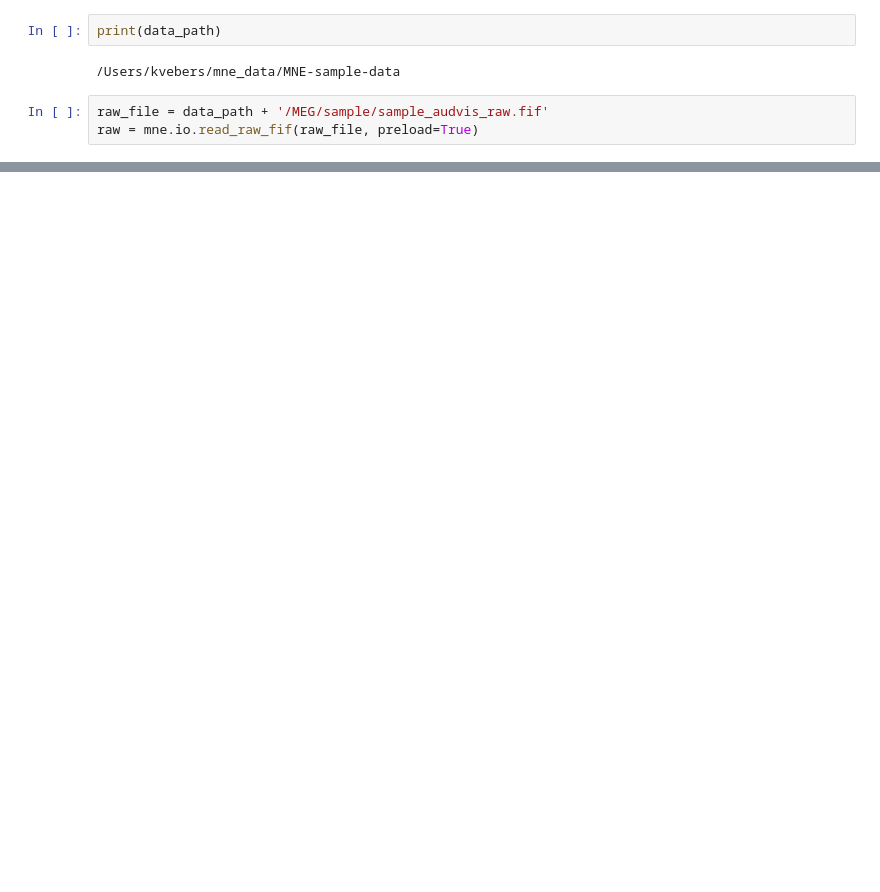
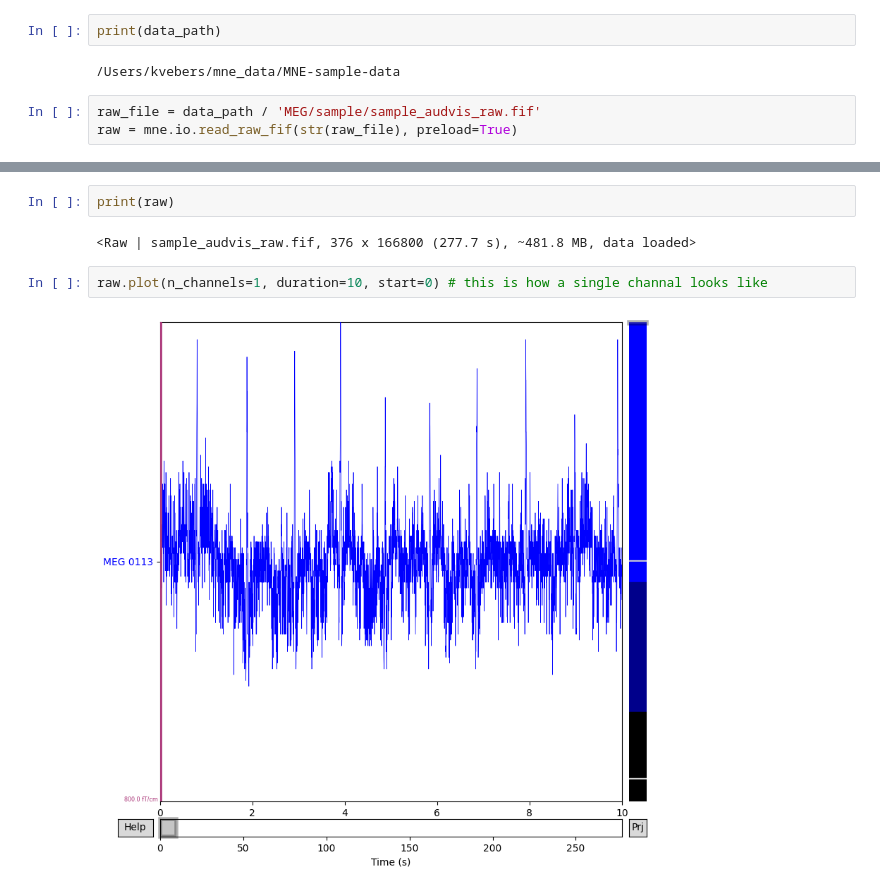
Before and after one commit to kvebers/Total-perspective-vortex, a Jupyter notebook: parsing.ipynb, the cells around one changed output, grey strips where cells are left out. Saved outputs shown, nothing was run; the diff lists cells and outputs as text; blank space fills up the shorter version.

Commit message:
Saving the data

```diff
--- a/parsing.ipynb
+++ b/parsing.ipynb
@@ -18,6 +11,6 @@ print(data_path)
 # %% [output]
 /Users/kvebers/mne_data/MNE-sample-data
 # %%
-raw_file = data_path + '/MEG/sample/sample_audvis_raw.fif'
-raw = mne.io.read_raw_fif(raw_file, preload=True)
+raw_file = data_path / 'MEG/sample/sample_audvis_raw.fif'
+raw = mne.io.read_raw_fif(str(raw_file), preload=True)
 # %% [output]
@@ -24,0 +25,8 @@ TypeError: unsupported operand type(s) for +: 'PosixPath' and 'str'
+# %%
+print(raw)
+# %% [output]
+<Raw | sample_audvis_raw.fif, 376 x 166800 (277.7 s), ~481.8 MB, data loaded>
+# %%
+raw.plot(n_channels=1, duration=10, start=0) # this is how a single channal looks like
+# %% [output]
+[figure, added]
```
Also changed, not shown: parts of 4 cells of this notebook, 1 other file.
